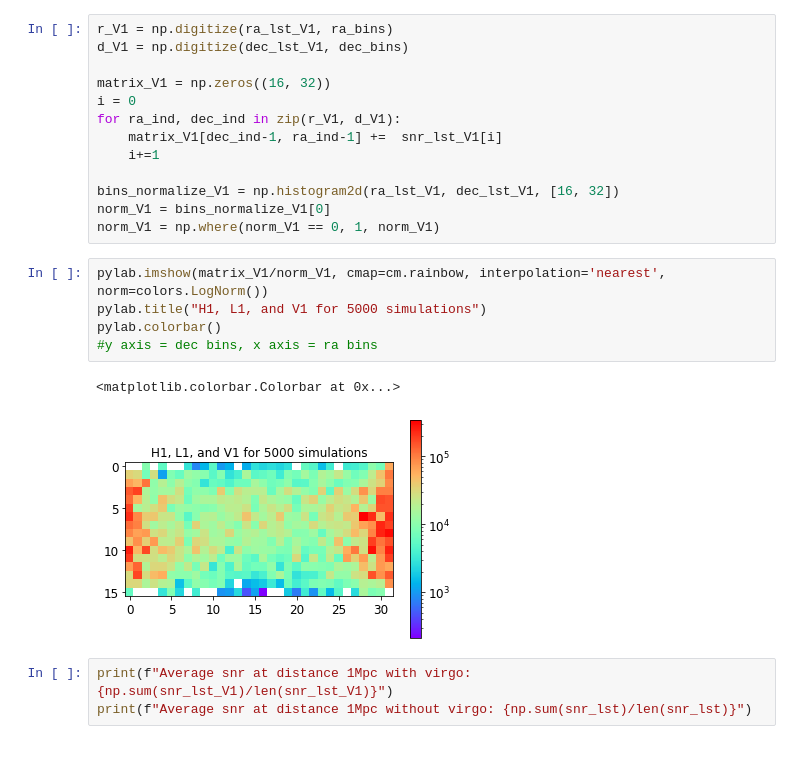
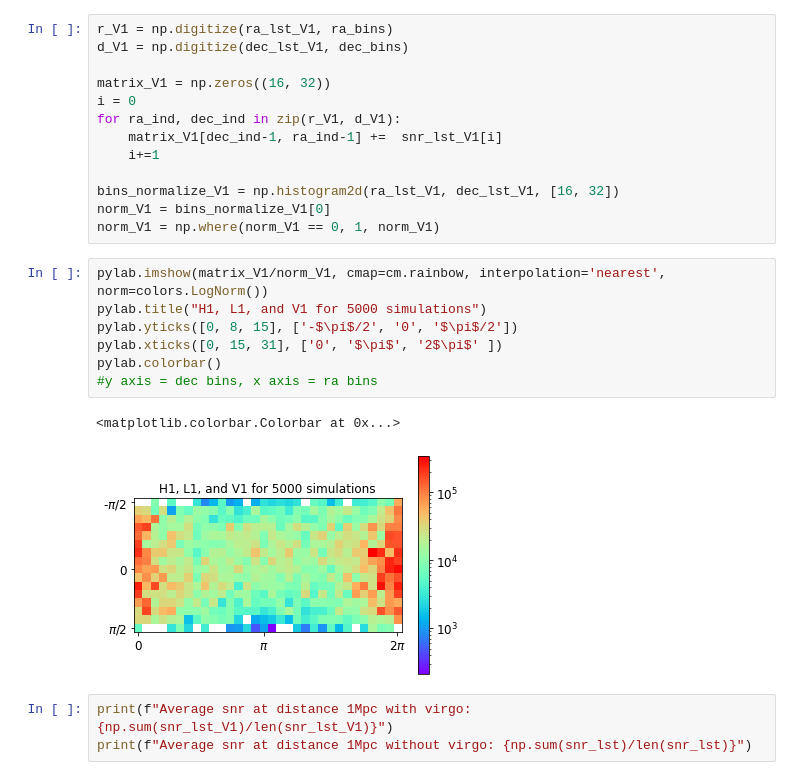
Before and after one commit to danielahyano/ligo-summer-2022, a Jupyter notebook: time-volume.ipynb, the cells around one changed output. Saved outputs shown, nothing was run; the diff lists cells and outputs as text.

```diff
--- a/time-volume.ipynb
+++ b/time-volume.ipynb
@@ -279,11 +281,13 @@ norm_V1 = np.where(norm_V1 == 0, 1, norm_V1)
 # %%
 pylab.imshow(matrix_V1/norm_V1, cmap=cm.rainbow, interpolation='nearest', norm=colors.LogNorm())
 pylab.title("H1, L1, and V1 for 5000 simulations")
+pylab.yticks([0, 8, 15], ['-$\pi$/2', '0', '$\pi$/2'])
+pylab.xticks([0, 15, 31], ['0', '$\pi$', '2$\pi$' ])
 pylab.colorbar()
 #y axis = dec bins, x axis = ra bins
 # %% [output]
 <matplotlib.colorbar.Colorbar at 0x...>
-[figure, old version]
+[figure, new version]
 # %%
 print(f"Average snr at distance 1Mpc with virgo: {np.sum(snr_lst_V1)/len(snr_lst_V1)}")
 print(f"Average snr at distance 1Mpc without virgo: {np.sum(snr_lst)/len(snr_lst)}")
```
Also changed, not shown: parts of 1 cell of this notebook.
